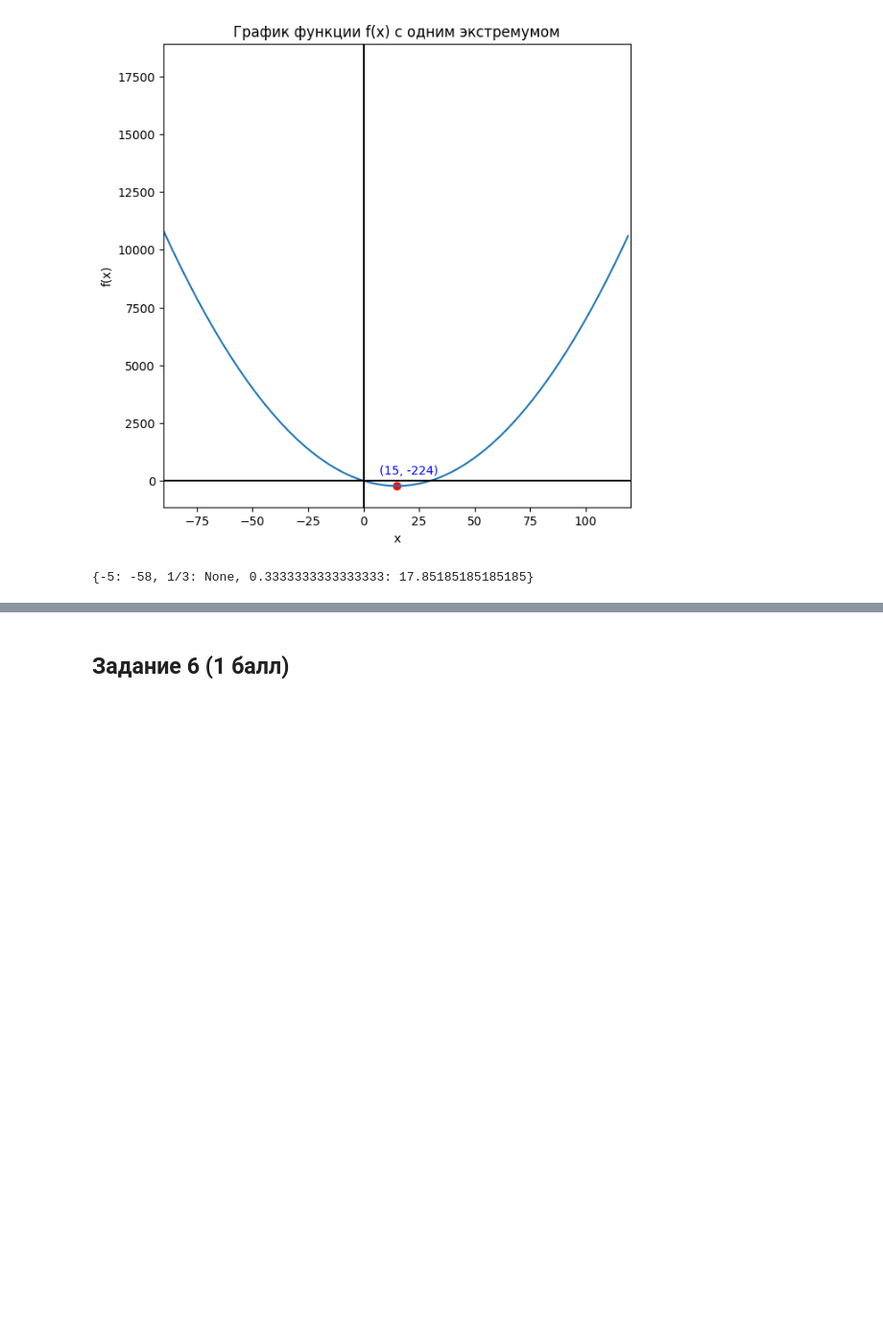
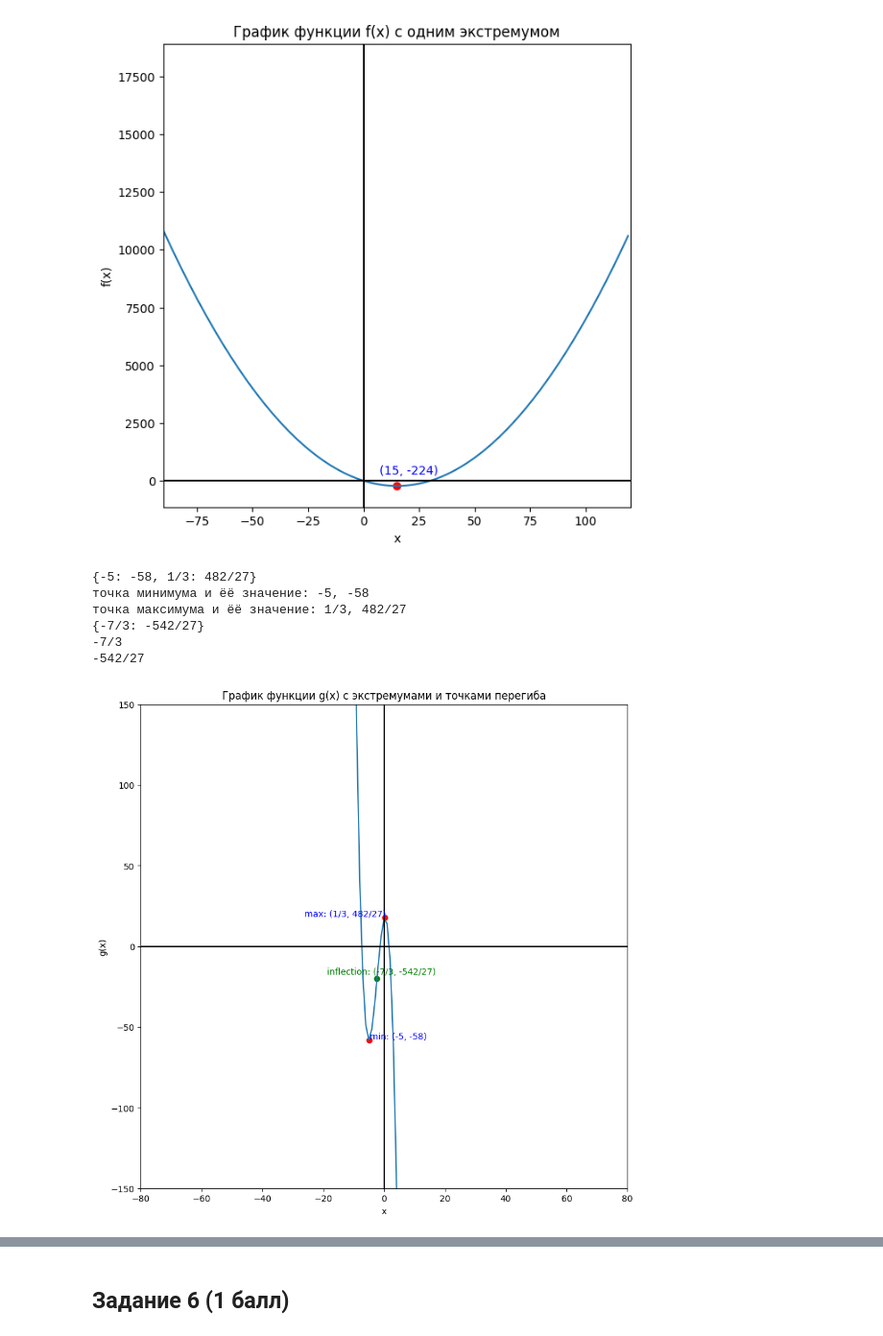
Before and after one commit to VladislavTokarev02/AI_ML_homework, a Jupyter notebook: Hometasks/Base/AI_HW2_GD_base.ipynb, the cells around one changed output, grey strips where cells are left out. Shown at 96% size. Cells and saved outputs as stored; diff of their text form; code cells hidden in the pictures; blank space fills up the shorter version.

```diff
--- a/Hometasks/Base/AI_HW2_GD_base.ipynb
+++ b/Hometasks/Base/AI_HW2_GD_base.ipynb
@@ -163,7 +151,77 @@ plt.show()
 # %% [output]
 точка минимума и ёё значение: 15, -224
 [figure]
-# %%
-g_x
-# %% [output]
-{-5: -58, 1/3: None, 0.3333333333333333: 17.85185185185185}
+# %%
+x_values = [x for x in np.arange(-120, 120, 1)]
+g_values = [g(x) for x in x_values]
+
+plt.figure(figsize = (10, 10))
+plt.plot(x_values, g_values)
+
+plt.xlim([-80, 80])
+plt.ylim([-150, 150])
+plt.axvline(x=0, c = 'black')
+plt.axhline(y=0, c = 'black')
+
+plt.title('График функции g(x) c экстремумами и точками перегиба')
+
+print(g_x)
+x_min = list(g_x.keys())[0]
+y_min = list(g_x.values())[0]
+x_max = list(g_x.keys())[1]
+y_max = list(g_x.values())[1]
+print(f"точка минимума и ёё значение: {x_min}, {y_min}")
+print(f"точка максимума и ёё значение: {x_max}, {y_max}")
+
+plt.scatter(x_min, y_min, color = 'red')
+plt.scatter(x_max, y_max, color = 'red')
+
+
+#для минимума
+plt.annotate(f"min: ({x_min}, {y_min})",  # Текст подписи
+             (x_min, y_min),         # Координаты самой точки
+             textcoords="offset points", # Используем смещение
+             xytext=(1, 1),            # Смещение подписи (x, y)
+             ha="left",                # Выравнивание по горизонтали
+             color="blue")
+
+
+#для максимума
+plt.annotate(f"max: ({x_max}, {y_max})",  # Текст подписи
+             (x_max, y_max),         # Координаты самой точки
+             textcoords="offset points", # Используем смещение
+             xytext=(1, 1),            # Смещение подписи (x, y)
+             ha="right",                # Выравнивание по горизонтали
+             color="blue")
+
+
+
+print(g_x_infl)
+x_infl = list(g_x_infl.keys())[0]
+y_infl = list(g_x_infl.values())[0]
+print(x_infl)
+print(y_infl)
+
+plt.scatter(x_infl, y_infl, color = 'green')
+
+#для точки перегиба
+plt.annotate(f"inflection: ({x_infl}, {y_infl})",
+             (x_infl, y_infl),
+            textcoords="offset points",
+             xytext=(5, 5),
+             ha="center",
+             color = 'green')
+
+
+plt.xlabel('x')
+plt.ylabel('g(x)')
+
+plt.show()
+# %% [output]
+{-5: -58, 1/3: 482/27}
+точка минимума и ёё значение: -5, -58
+точка максимума и ёё значение: 1/3, 482/27
+{-7/3: -542/27}
+-7/3
+-542/27
+[figure, added]
```
Also changed, not shown: parts of 8 cells of this notebook.
